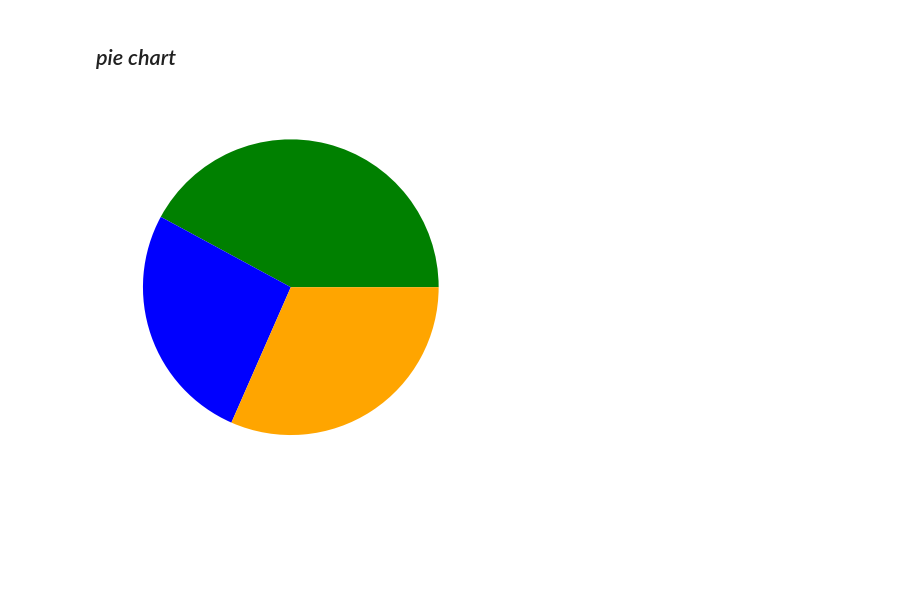
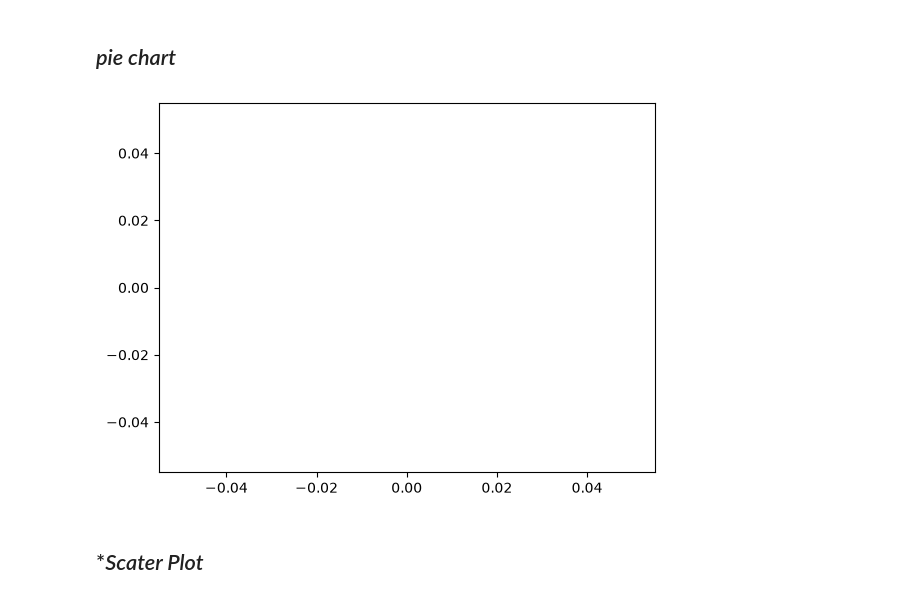
Before and after one commit to lakshanapriya05/repo_GenAI, a Jupyter notebook: pandas.ipynb, the cells around one changed output. Saved outputs shown, nothing was run; the diff lists cells and outputs as text; code cells hidden in the pictures; blank space fills up the shorter version.

```diff
--- a/pandas.ipynb
+++ b/pandas.ipynb
@@ -888,11 +888,11 @@ print(a-b)
 import matplotlib.pyplot as plt
 # %% [markdown]
 ## *pie chart*
-# %%
-employees = ["Gugan","Pooja","Dora","Lucky"]
-income= [80000.70000,50000,60000]
-c= ["green","blue","orange","violet"]
-plt.pie(salary,colors=c)
-plt.show();
-# %% [output]
-[figure, removed]
+# %%
+plt.figure()
+plt.plot()
+plt.show();
+# %% [output]
+[figure, added]
+# %% [markdown]
+## **Scater Plot*
```
Also changed, not shown: parts of 21 cells of this notebook, 5 other files.
